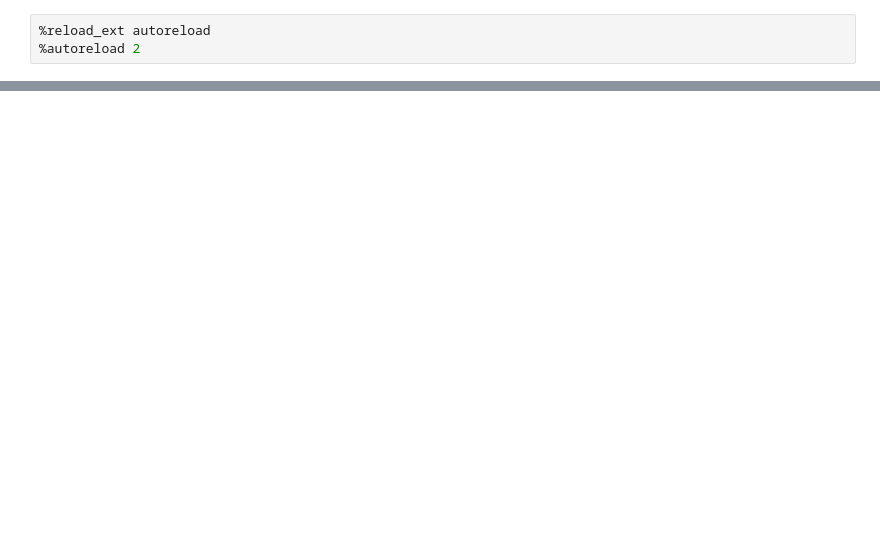
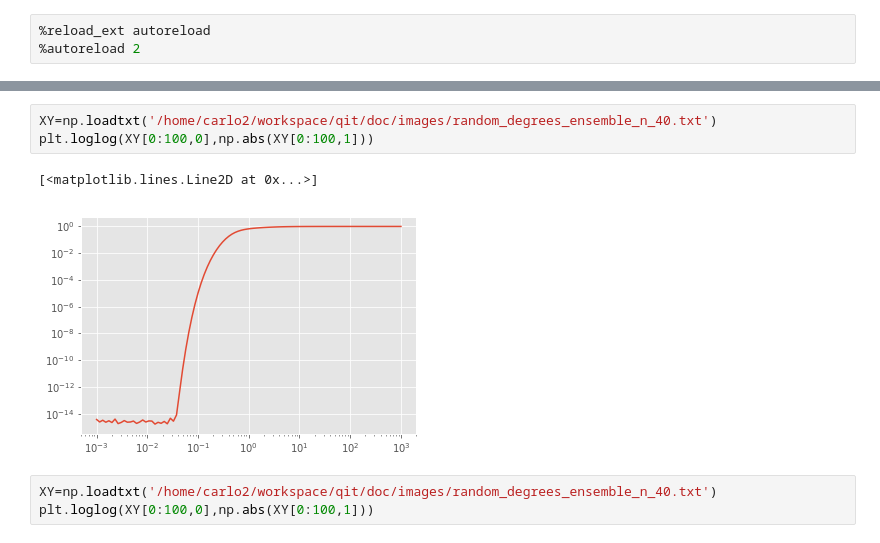
Before and after one commit to CarloNicolini/networkqit, a Jupyter notebook: notebooks/optimization_picture.ipynb, the cells around one changed output, grey strips where cells are left out. Drawn from its saved outputs; the diff is of its cells as text; blank space fills up the shorter version.

```diff
--- a/notebooks/optimization_picture.ipynb
+++ b/notebooks/optimization_picture.ipynb
@@ -58,0 +72,9 @@ tikz_save('minimum_entropy.tex')
+# %%
+XY=np.loadtxt('/home/carlo2/workspace/qit/doc/images/random_degrees_ensemble_n_40.txt')
+plt.loglog(XY[0:100,0],np.abs(XY[0:100,1]))
+# %% [output]
+[<matplotlib.lines.Line2D at 0x...>]
+[figure, added]
+# %%
+XY=np.loadtxt('/home/carlo2/workspace/qit/doc/images/random_degrees_ensemble_n_40.txt')
+plt.loglog(XY[0:100,0],np.abs(XY[0:100,1]))
```
Also changed, not shown: parts of 4 cells of this notebook.
